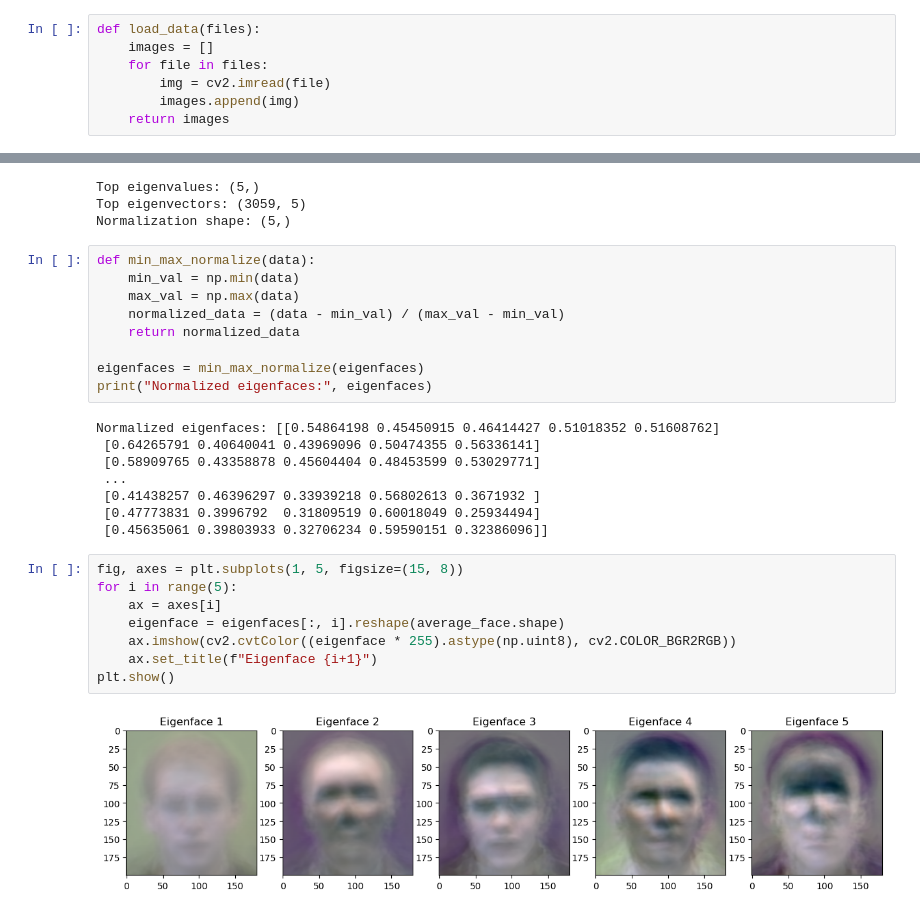
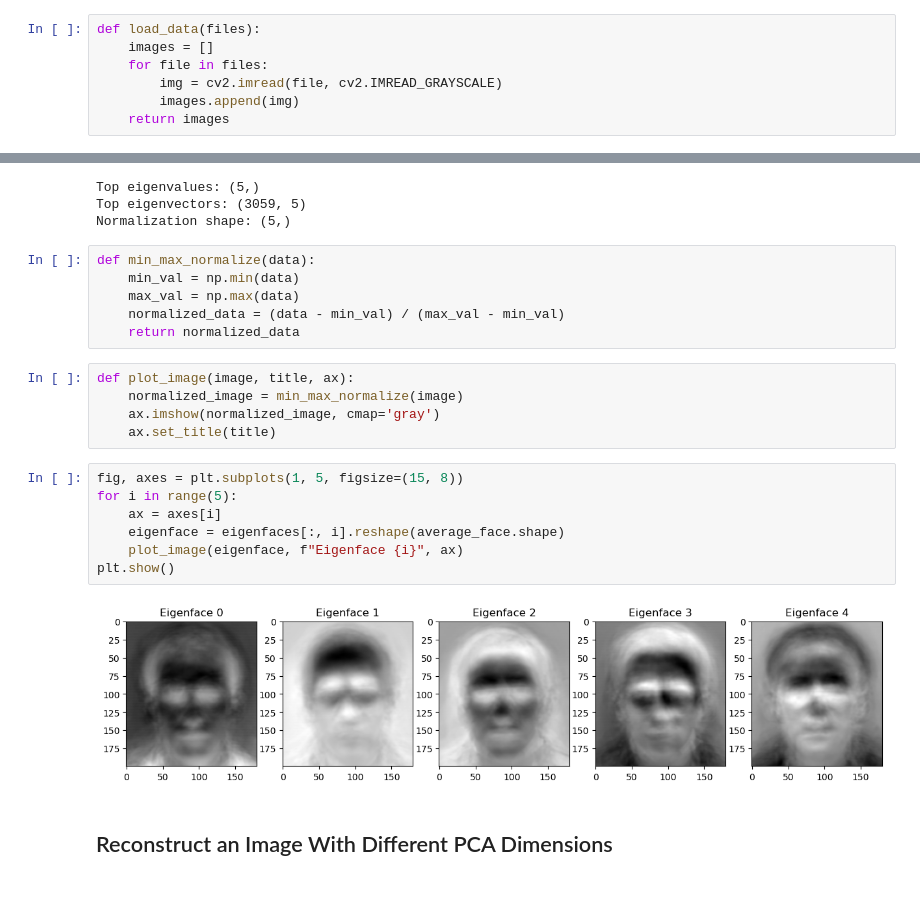
Before and after one commit to shalev-habany/CV_training, a Jupyter notebook: data_science/4_dimentionality_reduction/pca.ipynb, the cells around one changed output, grey strips where cells are left out. Drawn from its saved outputs; the diff is of its cells as text.

```diff
--- a/data_science/4_dimentionality_reduction/pca.ipynb
+++ b/data_science/4_dimentionality_reduction/pca.ipynb
@@ -12,7 +15,7 @@ Image paths: ['data/faces94/malestaff/tony/tony.17.jpg', 'data/faces94/malestaff
 def load_data(files):
     images = []
     for file in files:
-        img = cv2.imread(file)
+        img = cv2.imread(file, cv2.IMREAD_GRAYSCALE)
         images.append(img)
     return images
 # %%
@@ -59,24 +67,19 @@ def min_max_normalize(data):
     max_val = np.max(data)
     normalized_data = (data - min_val) / (max_val - min_val)
     return normalized_data
-
-eigenfaces = min_max_normalize(eigenfaces)
-print("Normalized eigenfaces:", eigenfaces)
-# %% [output]
-Normalized eigenfaces: [[0.54864198 0.45450915 0.46414427 0.51018352 0.51608762]
- [0.64265791 0.40640041 0.43969096 0.50474355 0.56336141]
- [0.58909765 0.43358878 0.45604404 0.48453599 0.53029771]
- ...
- [0.41438257 0.46396297 0.33939218 0.56802613 0.3671932 ]
- [0.47773831 0.3996792  0.31809519 0.60018049 0.25934494]
- [0.45635061 0.39803933 0.32706234 0.59590151 0.32386096]]
+# %%
+def plot_image(image, title, ax):
+    normalized_image = min_max_normalize(image)
+    ax.imshow(normalized_image, cmap='gray')
+    ax.set_title(title)
 # %%
 fig, axes = plt.subplots(1, 5, figsize=(15, 8))
 for i in range(5):
     ax = axes[i]
     eigenface = eigenfaces[:, i].reshape(average_face.shape)
-    ax.imshow(cv2.cvtColor((eigenface * 255).astype(np.uint8), cv2.COLOR_BGR2RGB))
-    ax.set_title(f"Eigenface {i+1}")
+    plot_image(eigenface, f"Eigenface {i}", ax)
 plt.show()
 # %% [output]
-[figure, old version]
+[figure, new version]
+# %% [markdown]
+## Reconstruct an Image With Different PCA Dimensions
```
Also changed, not shown: parts of 28 cells of this notebook, 2 other files.
